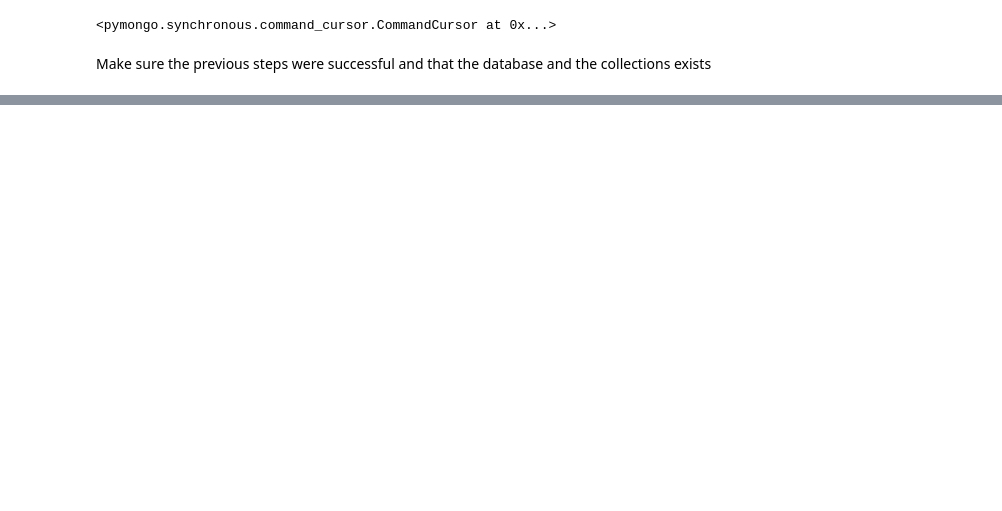
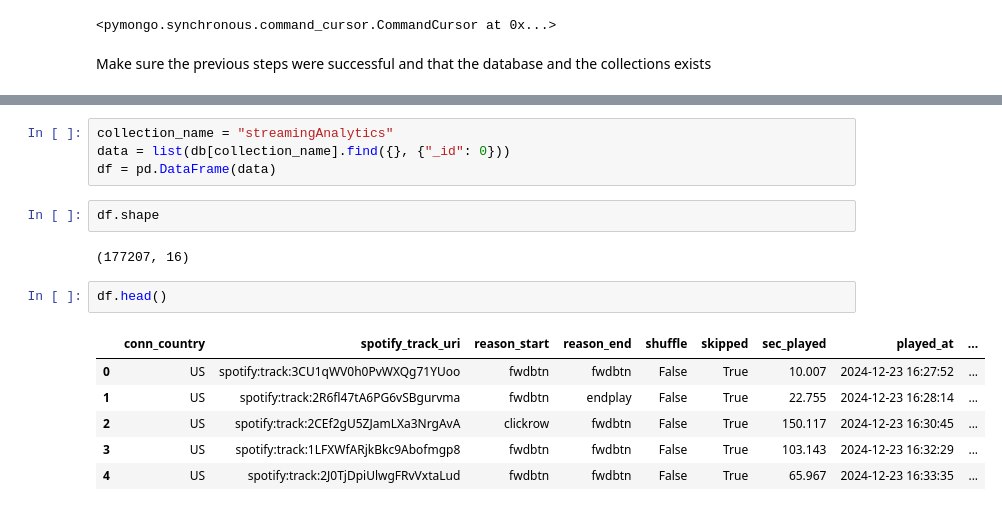
Before and after one commit to danielanietp/Spotify-Database, a Jupyter notebook: StreamingHistoryDatabase.ipynb, the cells around one changed output, grey strips where cells are left out. Saved outputs shown, nothing was run; the diff lists cells and outputs as text; blank space fills up the shorter version.

```diff
--- a/StreamingHistoryDatabase.ipynb
+++ b/StreamingHistoryDatabase.ipynb
@@ -630,0 +688,17 @@ Link to dashboard: [Tableau Public Dashboard](https://public.tableau.com/app/pro
+# %%
+collection_name = "streamingAnalytics"
+data = list(db[collection_name].find({}, {"_id": 0}))
+df = pd.DataFrame(data)
+# %%
+df.shape
+# %% [output]
+(177207, 16)
+# %%
+df.head()
+# %% [output]
+|  | conn_country | spotify_track_uri | reason_start | reason_end | shuffle | skipped | sec_played | played_at | ... |
+| 0 | US | spotify:track:3CU1qWV0h0PvWXQg71YUoo | fwdbtn | fwdbtn | False | True | 10.007 | 2024-12-23 16:27:52 | ... |
+| 1 | US | spotify:track:2R6fl47tA6PG6vSBgurvma | fwdbtn | endplay | False | True | 22.755 | 2024-12-23 16:28:14 | ... |
+| 2 | US | spotify:track:2CEf2gU5ZJamLXa3NrgAvA | clickrow | fwdbtn | False | True | 150.117 | 2024-12-23 16:30:45 | ... |
+| 3 | US | spotify:track:1LFXWfARjkBkc9Abofmgp8 | fwdbtn | fwdbtn | False | True | 103.143 | 2024-12-23 16:32:29 | ... |
+| 4 | US | spotify:track:2J0TjDpiUlwgFRvVxtaLud | fwdbtn | fwdbtn | False | True | 65.967 | 2024-12-23 16:33:35 | ... |
```
Also changed, not shown: parts of 25 cells of this notebook.
